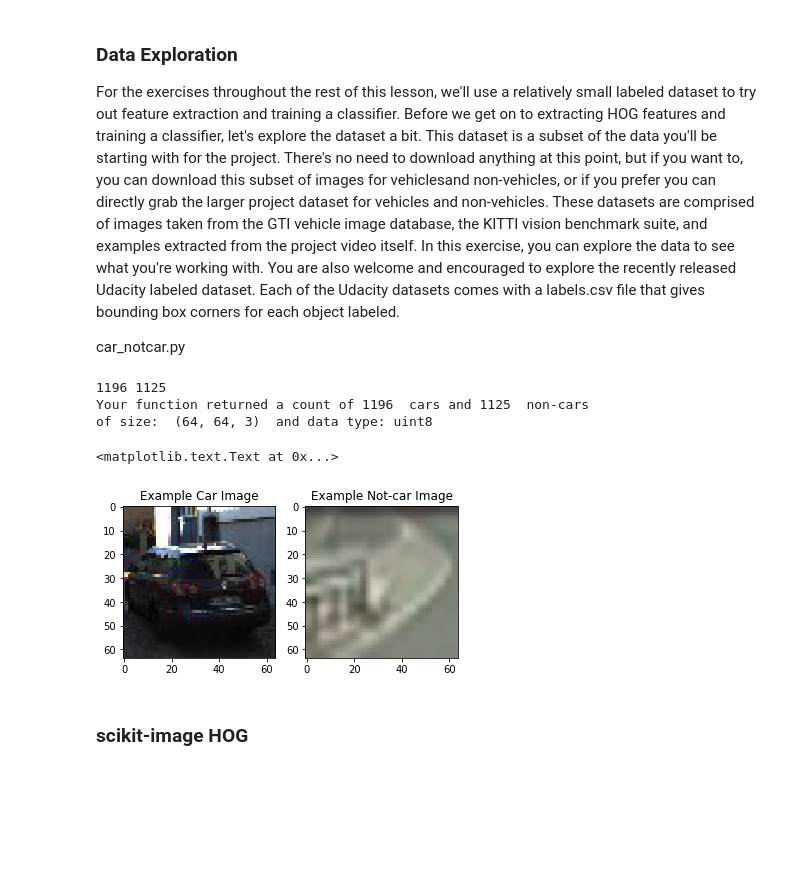
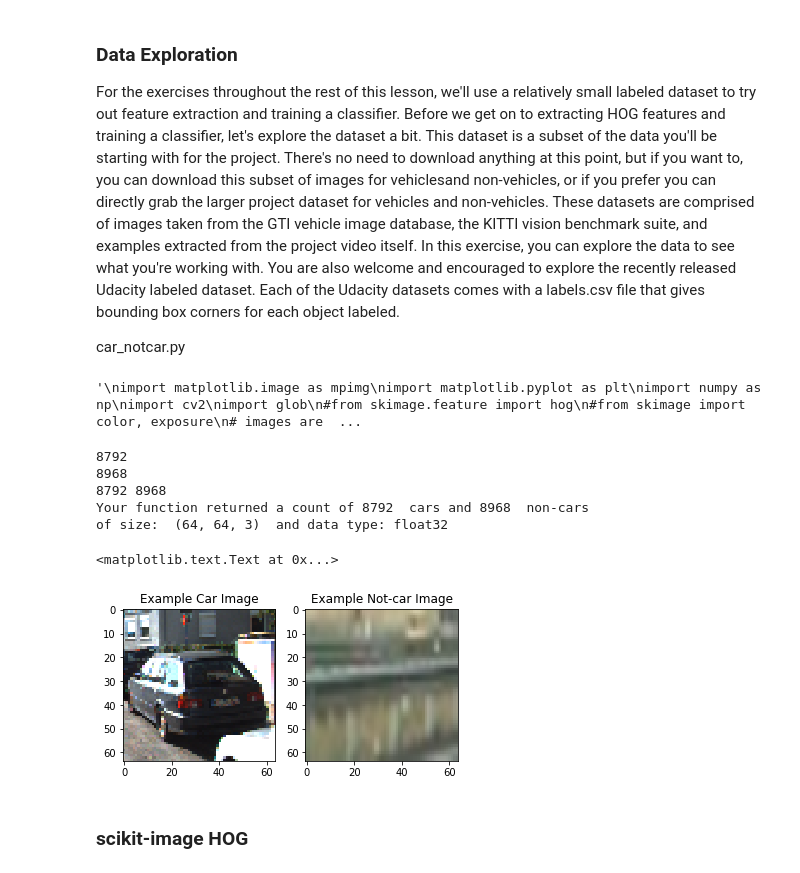
Before and after one commit to YoshiyukiKono/CarND, a Jupyter notebook: project-5/Vehicle_Detection.ipynb, the cells around one changed output. Cells and saved outputs as stored; diff of their text form; code cells hidden in the pictures; blank space fills up the shorter version.

```diff
--- a/project-5/Vehicle_Detection.ipynb
+++ b/project-5/Vehicle_Detection.ipynb
@@ -362,6 +399,7 @@ def data_look(car_list, notcar_list):
     # Return data_dict
     return data_dict
 # %%
+"""
 import matplotlib.image as mpimg
 import matplotlib.pyplot as plt
 import numpy as np
@@ -411,9 +449,6 @@ plt.title('Example Car Image')
 plt.subplot(122)
 plt.imshow(notcar_image)
 plt.title('Example Not-car Image')
+"""
 # %% [output]
-1196 1125
-Your function returned a count of 1196  cars and 1125  non-cars
-of size:  (64, 64, 3)  and data type: uint8
+'\nimport matplotlib.image as mpimg\nimport matplotlib.pyplot as plt\nimport numpy as np\nimport cv2\nimport glob\n#from skimage.feature import hog\n#from skimage import color, exposure\n# images are  ...
-<matplotlib.text.Text at 0x...>
-[figure, removed]
@@ -420,3 +467,43 @@ of size:  (64, 64, 3)  and data type: uint8
+# %%
+cars = load_images(DIR_TRAIN_DATA_VEHICLES)
+notcars = load_images(DIR_TRAIN_DATA_NON_VEHICLES)
+
+print(len(cars), len(notcars))
+if (len(cars) != 0 and len(notcars) != 0) :
+    data_info = data_look(cars, notcars)
+else:
+    print("Empty data")
+
+print('Your function returned a count of',
+      data_info["n_cars"], ' cars and',
+      data_info["n_notcars"], ' non-cars')
+print('of size: ',data_info["image_shape"], ' and data type:',
+      data_info["data_type"])
+# Just for fun choose random car / not-car indices and plot example images
+car_ind = np.random.randint(0, len(cars))
+notcar_ind = np.random.randint(0, len(notcars))
+
+# Read in car / not-car images
+car_image = mpimg.imread(cars[car_ind])
+notcar_image = mpimg.imread(notcars[notcar_ind])
+
+
+# Plot the examples
+fig = plt.figure()
+plt.subplot(121)
+plt.imshow(car_image)
+plt.title('Example Car Image')
+plt.subplot(122)
+plt.imshow(notcar_image)
+plt.title('Example Not-car Image')
+# %% [output]
+8792
+8968
+8792 8968
+Your function returned a count of 8792  cars and 8968  non-cars
+of size:  (64, 64, 3)  and data type: float32
+<matplotlib.text.Text at 0x...>
+[figure, added]
 # %% [markdown]
 ### scikit-image HOG
 # %%
```
Also changed, not shown: parts of 53 cells of this notebook, 8 other files.
